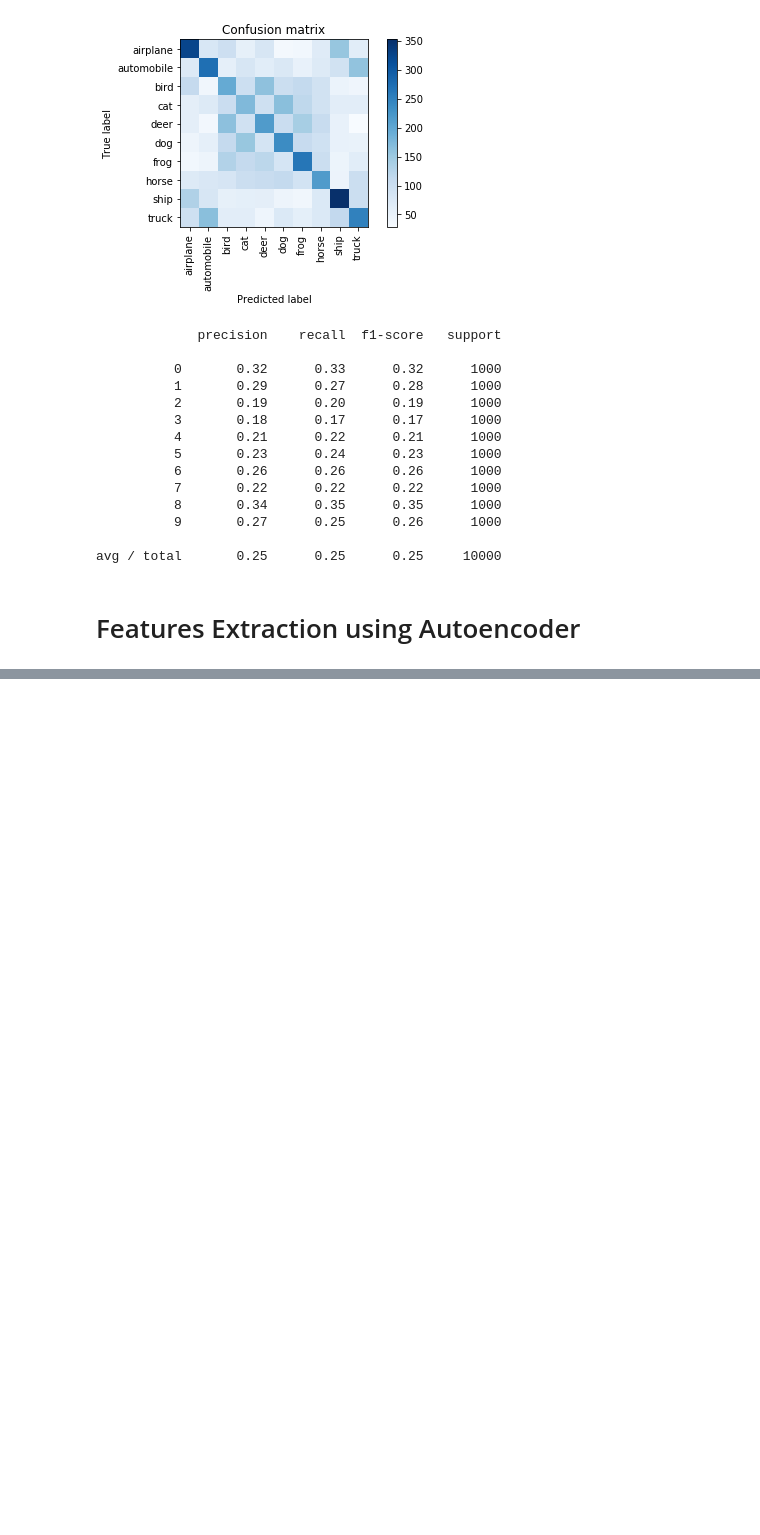
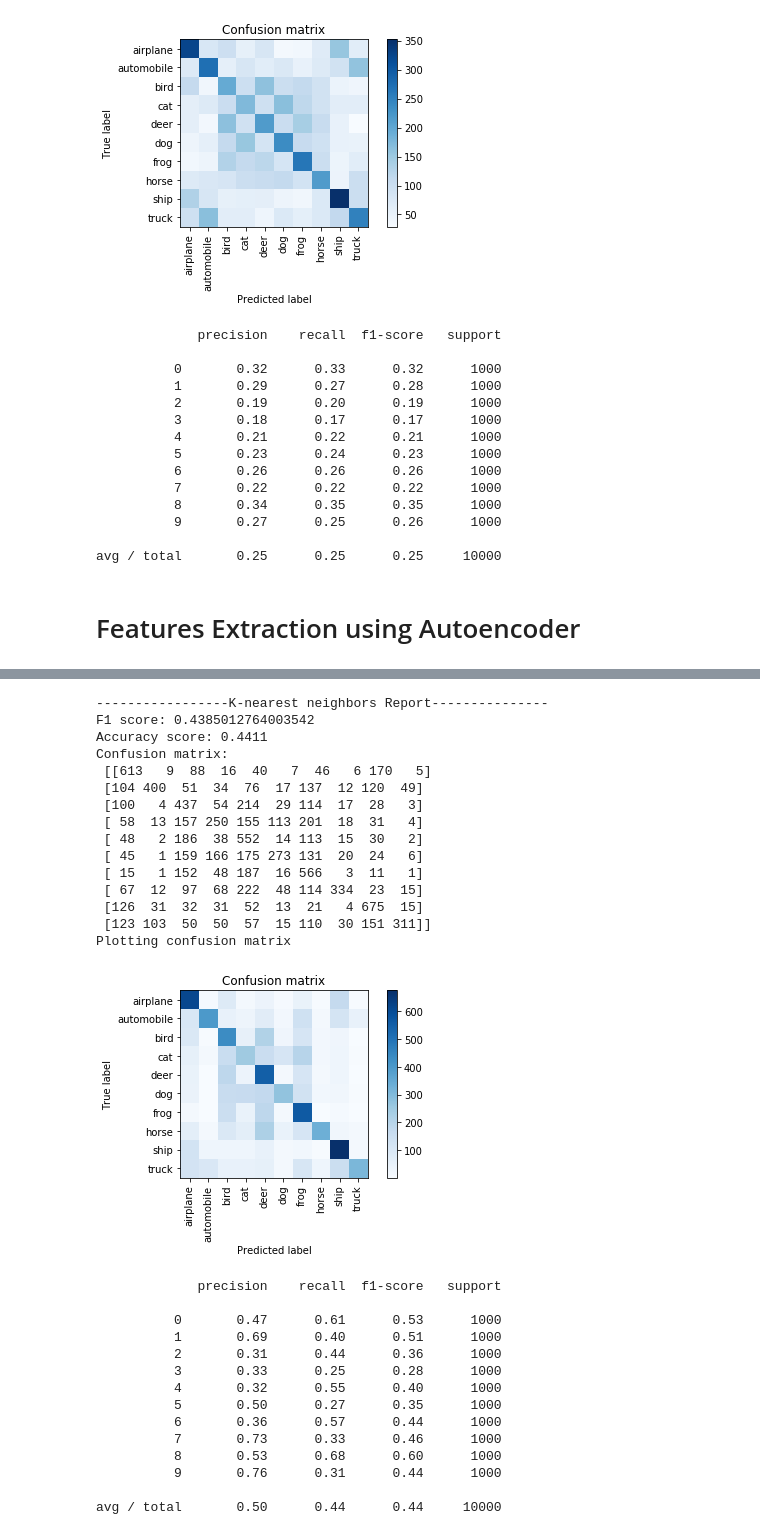
Before and after one commit to hgdangkhoi/Image-Classification-with-Fashion-MNIST-and-CIFAR-10, a Jupyter notebook: Image Classification with Fashion-MNIST and CIFAR-10.ipynb, the cells around one changed output, grey strips where cells are left out. Drawn from its saved outputs; the diff is of its cells as text; code cells hidden in the pictures; blank space fills up the shorter version.

```diff
--- a/Image Classification with Fashion-MNIST and CIFAR-10.ipynb
+++ b/Image Classification with Fashion-MNIST and CIFAR-10.ipynb
@@ -2212,0 +2341,47 @@ autoencoder_features_train.shape
+# %%
+# KNN report and analysis
+knn_autoencoder_f1 = metrics.f1_score(y_test, y_pred_knn_autoencoder, average= "weighted")
+knn_autoencoder_accuracy = metrics.accuracy_score(y_test, y_pred_knn_autoencoder)
+knn_autoencoder_cm = metrics.confusion_matrix(y_test, y_pred_knn_autoencoder)
+print("-----------------K-nearest neighbors Report---------------")
+print("F1 score: {}".format(knn_autoencoder_f1))
+print("Accuracy score: {}".format(knn_autoencoder_accuracy))
+print("Confusion matrix: \n", knn_autoencoder_cm)
+print('Plotting confusion matrix')
+
+plt.figure()
+plot_confusion_matrix(knn_autoencoder_cm, labelNames)
+plt.show()
+
+print(metrics.classification_report(y_test, y_pred_knn_autoencoder))
+# %% [output]
+-----------------K-nearest neighbors Report---------------
+F1 score: 0.4385012764003542
+Accuracy score: 0.4411
+Confusion matrix:
+ [[613   9  88  16  40   7  46   6 170   5]
+ [104 400  51  34  76  17 137  12 120  49]
+ [100   4 437  54 214  29 114  17  28   3]
+ [ 58  13 157 250 155 113 201  18  31   4]
+ [ 48   2 186  38 552  14 113  15  30   2]
+ [ 45   1 159 166 175 273 131  20  24   6]
+ [ 15   1 152  48 187  16 566   3  11   1]
+ [ 67  12  97  68 222  48 114 334  23  15]
+ [126  31  32  31  52  13  21   4 675  15]
+ [123 103  50  50  57  15 110  30 151 311]]
+Plotting confusion matrix
+[figure, added]
+             precision    recall  f1-score   support
+
+          0       0.47      0.61      0.53      1000
+          1       0.69      0.40      0.51      1000
+          2       0.31      0.44      0.36      1000
+          3       0.33      0.25      0.28      1000
+          4       0.32      0.55      0.40      1000
+          5       0.50      0.27      0.35      1000
+          6       0.36      0.57      0.44      1000
+          7       0.73      0.33      0.46      1000
+          8       0.53      0.68      0.60      1000
+          9       0.76      0.31      0.44      1000
+
+avg / total       0.50      0.44      0.44     10000
```
Also changed, not shown: parts of 22 cells of this notebook.
